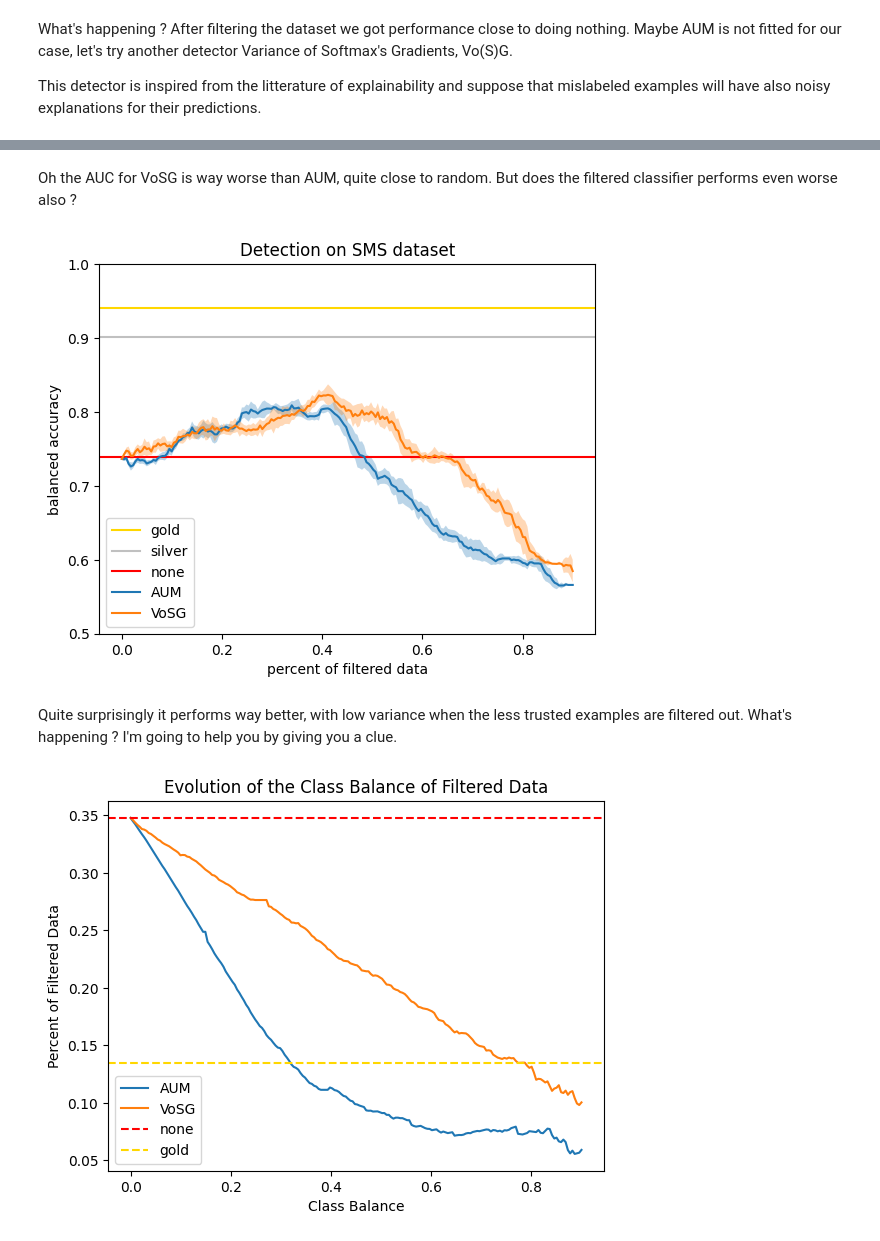
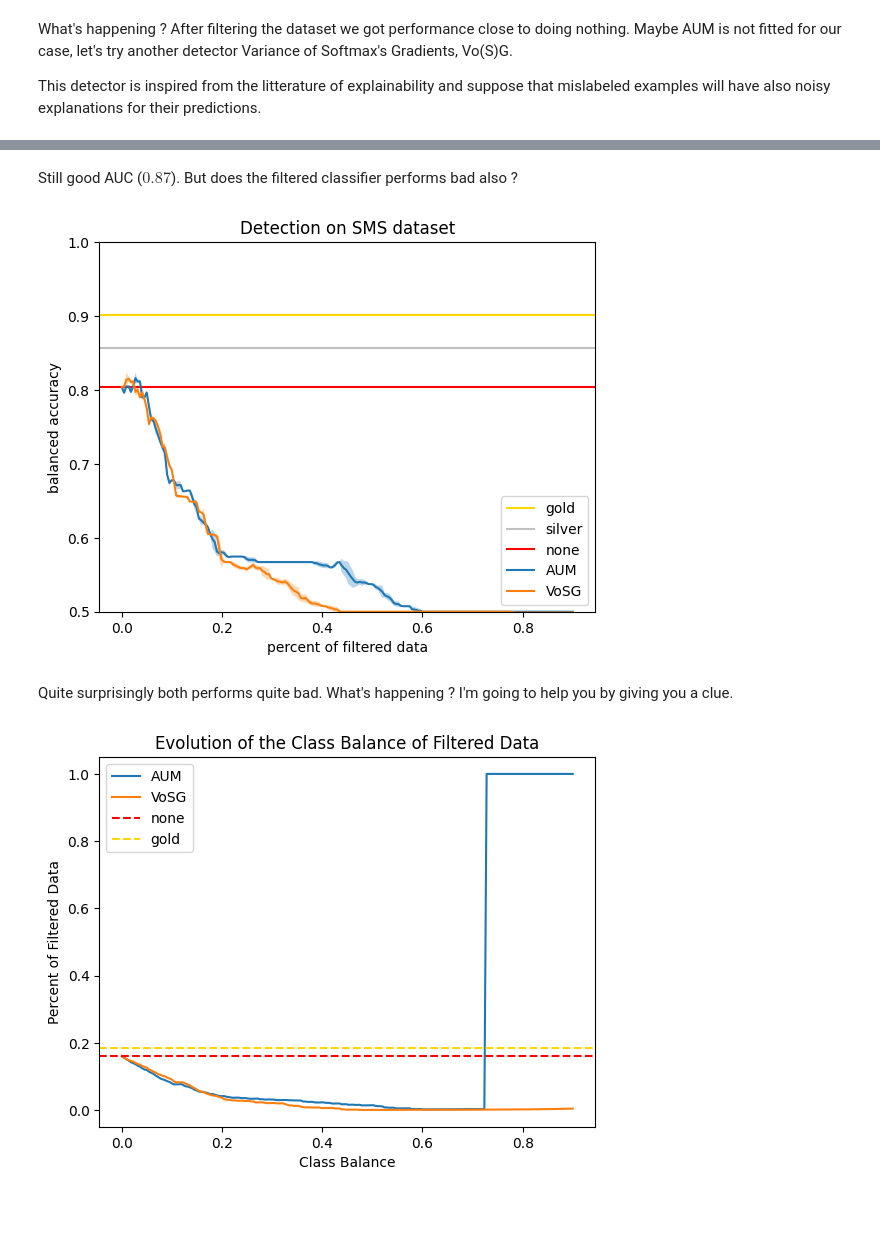
Before and after one commit to Orange-OpenSource/mislabeled, a Jupyter notebook: examples/plot_sms.ipynb, the cells around one changed output, grey strips where cells are left out. Saved outputs shown, nothing was run; the diff lists cells and outputs as text; code cells hidden in the pictures; blank space fills up the shorter version.

```diff
--- a/examples/plot_sms.ipynb
+++ b/examples/plot_sms.ipynb
@@ -75,5 +79,8 @@ y_noisy = np.concatenate((y_noisy_train, y_noisy_validation))
 
 n_samples = y.shape[0]
 
-np.bincount(y) / n_samples, np.bincount(y_noisy) / n_samples
+unlabeled = y_noisy == -1
+# y_noisy[unlabeled] = np.random.choice(1, size=np.sum(unlabeled))
+
+np.bincount(y + 1) / n_samples, np.bincount(y_noisy + 1) / n_samples
 # %% [output]
@@ -95,13 +103,19 @@ from sklearn.linear_model import SGDClassifier
 from sklearn.pipeline import make_pipeline
 from sklearn.model_selection import cross_val_score, PredefinedSplit
 
-classifier = SGDClassifier(loss="log_loss", learning_rate="constant", eta0=0.1, random_state=seed)
+classifier = SGDClassifier(
+    loss="log_loss", learning_rate="constant", eta0=0.1, random_state=seed
+)
 
 X = sp.vstack((X_train, X_validation))
 split = np.concatenate((-np.ones(X_train.shape[0]), np.zeros(X_validation.shape[0])))
-is_noisy = y != y_noisy
+
+X = X[~unlabeled]
+y = y[~unlabeled]
+y_noisy = y_noisy[~unlabeled]
+split = split[~unlabeled]
 
 cross_val_score(
-    classifier, X, is_noisy, cv=PredefinedSplit(split), scoring="balanced_accuracy"
+    classifier, X, y != y_noisy, cv=PredefinedSplit(split), scoring="balanced_accuracy"
 )
 # %% [output]
@@ -160,10 +174,15 @@ for i in range(n_runs):
     for j, split in enumerate(splits):
         classifier.set_params(random_state=seed + i * n_splits + j)
         filtered = aum_trust_scores >= np.quantile(aum_trust_scores, split)
-        with warnings.catch_warnings():
-            warnings.filterwarnings("ignore", category=ConvergenceWarning)
-            classifier.fit(X[filtered], y_noisy[filtered])
-        aum_scores[i, j] = balanced_accuracy_score(y_test, classifier.predict(X_test))
+        try:
+            with warnings.catch_warnings():
+                warnings.filterwarnings("ignore", category=ConvergenceWarning)
+                classifier.fit(X[filtered], y_noisy[filtered])
+                aum_scores[i, j] = balanced_accuracy_score(
+                    y_test, classifier.predict(X_test)
+                )
+        except:
+            aum_scores[i, j] = 0.5
 # %% [markdown]
 Let's compute some baselines:
 * gold : train dataset with ground truth labels
@@ -227,5 +246,5 @@ RocCurveDisplay.from_predictions(y == y_noisy, vosg_trust_scores)
-# %% [markdown]
-Oh the AUC for VoSG is way worse than AUM, quite close to random. But does the filtered classifier performs even worse also ?
+# %% [markdown]
+Still good AUC ($0.87$). But does the filtered classifier performs bad also ?
 # %%
 vosg_scores = np.empty((n_runs, n_splits))
 
@@ -236,63 +255,74 @@ for i in range(n_runs):
         warnings.filterwarnings("ignore", category=ConvergenceWarning)
         vosg_trust_scores = vosg.trust_score(X, y_noisy)
     for j, split in enumerate(splits):
         classifier.set_params(random_state=seed + i * n_splits + j)
         filtered = vosg_trust_scores >= np.quantile(vosg_trust_scores, split)
-        with warnings.catch_warnings():
-            warnings.filterwarnings("ignore", category=ConvergenceWarning)
-            classifier.fit(X[filtered], y_noisy[filtered])
-        vosg_scores[i, j] = balanced_accuracy_score(y_test, classifier.predict(X_test))
+        try:
+            with warnings.catch_warnings():
+                warnings.filterwarnings("ignore", category=ConvergenceWarning)
+                classifier.fit(X[filtered], y_noisy[filtered])
+            vosg_scores[i, j] = balanced_accuracy_score(
+                y_test, classifier.predict(X_test)
+            )
+        except:
+            vosg_scores[i, j] = 0.5
 
 plt.axhline(np.mean(gold), color="gold", label="gold")
 plt.axhline(np.mean(silver), color="silver", label="silver")
 plt.axhline(np.mean(none), color="red", label="none")
 plt.plot(splits, np.mean(aum_scores, axis=0), label="AUM")
 plt.fill_between(
     splits,
     np.mean(aum_scores, axis=0) + np.std(aum_scores, axis=0),
     np.mean(aum_scores, axis=0) - np.std(aum_scores, axis=0),
     alpha=0.3,
 )
 plt.plot(splits, np.mean(vosg_scores, axis=0), label="VoSG")
 plt.fill_between(
     splits,
     np.mean(vosg_scores, axis=0) + np.std(vosg_scores, axis=0),
     np.mean(vosg_scores, axis=0) - np.std(vosg_scores, axis=0),
     alpha=0.3,
 )
 plt.xlabel("percent of filtered data")
 plt.ylabel("balanced accuracy")
 plt.title("Detection on SMS dataset")
 plt.legend()
 plt.ylim((0.5, 1.0))
 plt.show()
 # %% [output]
-[figure, old version]
+[figure, new version]
 # %% [markdown]
-Quite surprisingly it performs way better, with low variance when the less trusted examples are filtered out. What's happening ? I'm going to help you by giving you a clue.
+Quite surprisingly both performs quite bad. What's happening ? I'm going to help you by giving you a clue.
 # %%
 def ratios(y, scores, splits):
     r = np.empty_like(splits)
     for i, split in enumerate(splits):
         filtered = scores >= np.quantile(scores, split)
-        r[i] = np.bincount(y[filtered])[1] / np.sum(filtered)
+        priors = np.bincount(y[filtered])
+        r[i] = np.min(priors) / np.max(priors)
     return r
 
 
 plt.plot(splits, ratios(y_noisy, aum_trust_scores, splits), label="AUM")
 plt.plot(splits, ratios(y_noisy, vosg_trust_scores, splits), label="VoSG")
 plt.axhline(
-    np.bincount(y_noisy)[1] / y_noisy.shape[0],
+    np.min(np.bincount(y_noisy)) / np.max(np.bincount(y_noisy)),
     color="red",
     linestyle="--",
     label="none",
 )
-plt.axhline(np.bincount(y)[1] / y.shape[0], color="gold", linestyle="--", label="gold")
+plt.axhline(
+    np.min(np.bincount(y)) / np.max(np.bincount(y)),
+    color="gold",
+    linestyle="--",
+    label="gold",
+)
 plt.xlabel("Class Balance")
 plt.ylabel("Percent of Filtered Data")
 plt.title("Evolution of the Class Balance of Filtered Data")
 plt.legend()
 plt.show()
 # %% [output]
-[figure, old version]
+[figure, new version]
 # %% [markdown]
```
Also changed, not shown: parts of 17 cells of this notebook.
